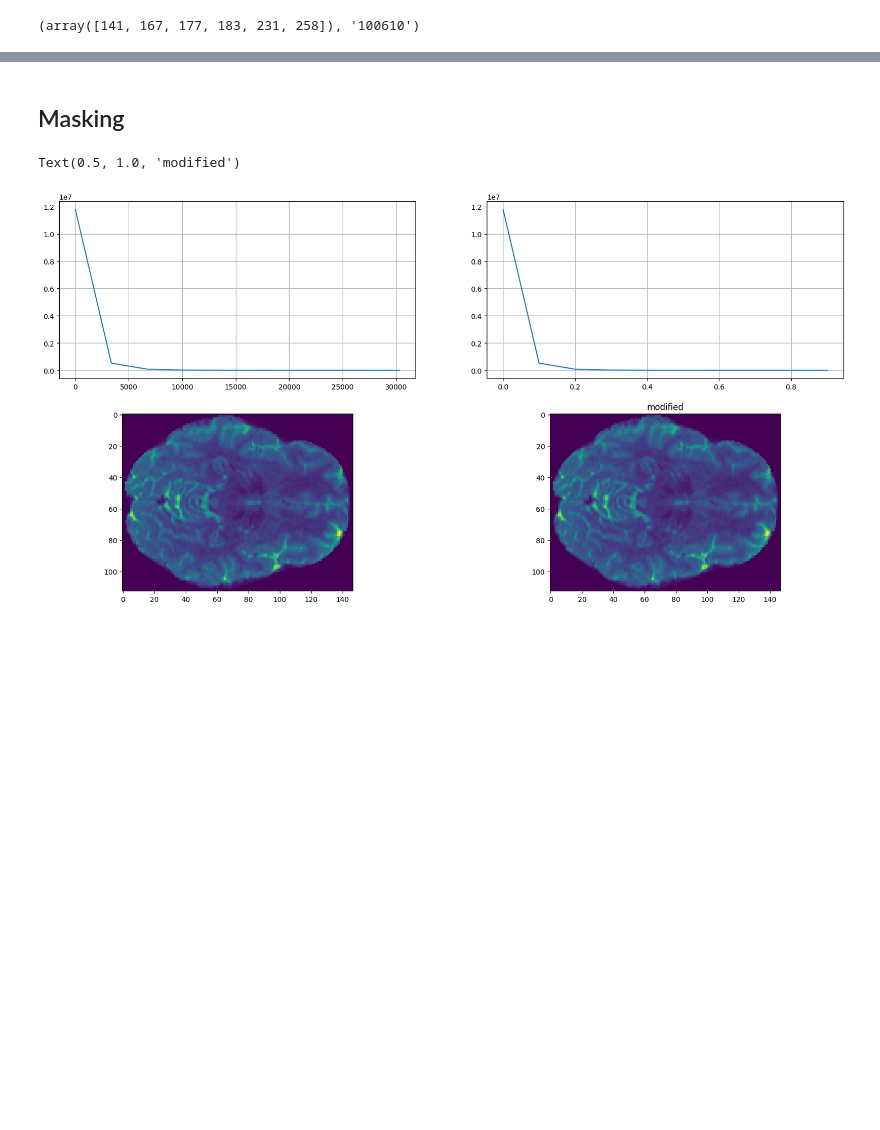
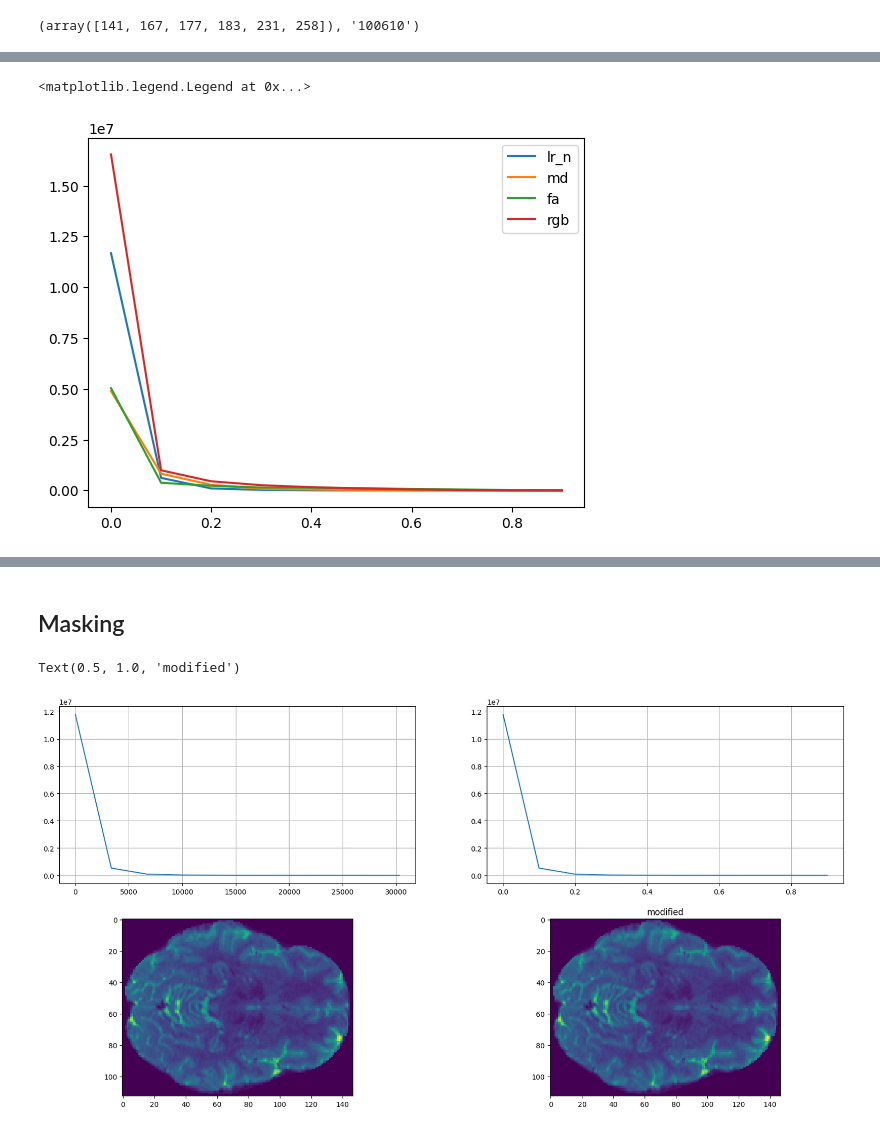
Before and after one commit to arihantjain124/HCP_SR, a Jupyter notebook: Verify_histmmod.ipynb, the cells around one changed output, grey strips where cells are left out. Cells and saved outputs as stored; diff of their text form; code cells hidden in the pictures; blank space fills up the shorter version.

```diff
--- a/Verify_histmmod.ipynb
+++ b/Verify_histmmod.ipynb
@@ -248,0 +288,14 @@ axis[0][1].grid()
+# %%
+def get_output(data,gtab,mask):
+
+    tenmodel = dti.TensorModel(gtab)
+    tenfit = tenmodel.fit(data,mask=mask)
+    tensor_vals = dti.lower_triangular(tenfit.quadratic_form)
+    FA = fractional_anisotropy(tenfit.evals)
+    MD = dti.mean_diffusivity(tenfit.evals)
+    FA[np.isnan(FA)] = 0
+    FA = np.clip(FA, 0, 1)
+    RGB = color_fa(FA, tenfit.evecs)
+    return RGB,FA,MD,tensor_vals
+# %%
+data_7t,mask_7t,gtab_7t  = load_hcp(curr_id,'7T',crop=True)
@@ -248,0 +310,22 @@ axis[0][1].grid()
+# %%
+transform = tio.transforms.RescaleIntensity(masking_method=lambda x: x > 0)
+data_7t = transform(data_7t)
+# %%
+r,f,md = get_output(data_7t,gtab_7t,mask_7t)
+# %%
+%matplotlib inline
+hist,bins = {},{}
+
+hist['lr_n'],bins['lr_n'] = np.histogram(data6_norm_masked)
+hist['md'],bins['md'] = np.histogram(transform(np.expand_dims(np.array(md),axis=0)))
+# hist['adc'],bins['adc'] = np.histogram(transform(np.expand_dims(MD,axis=0)))
+
+hist['fa'],bins['fa'] = np.histogram(transform(np.expand_dims(np.array(f),axis=0)))
+hist['rgb'],bins['rgb'] = np.histogram(transform(np.array(r)))
+
+for i in hist.keys():
+    plt.plot(bins[i][:-1],hist[i],label=i)
+plt.legend()
+# %% [output]
+<matplotlib.legend.Legend at 0x...>
+[figure, added]
```
Also changed, not shown: parts of 24 cells of this notebook.
